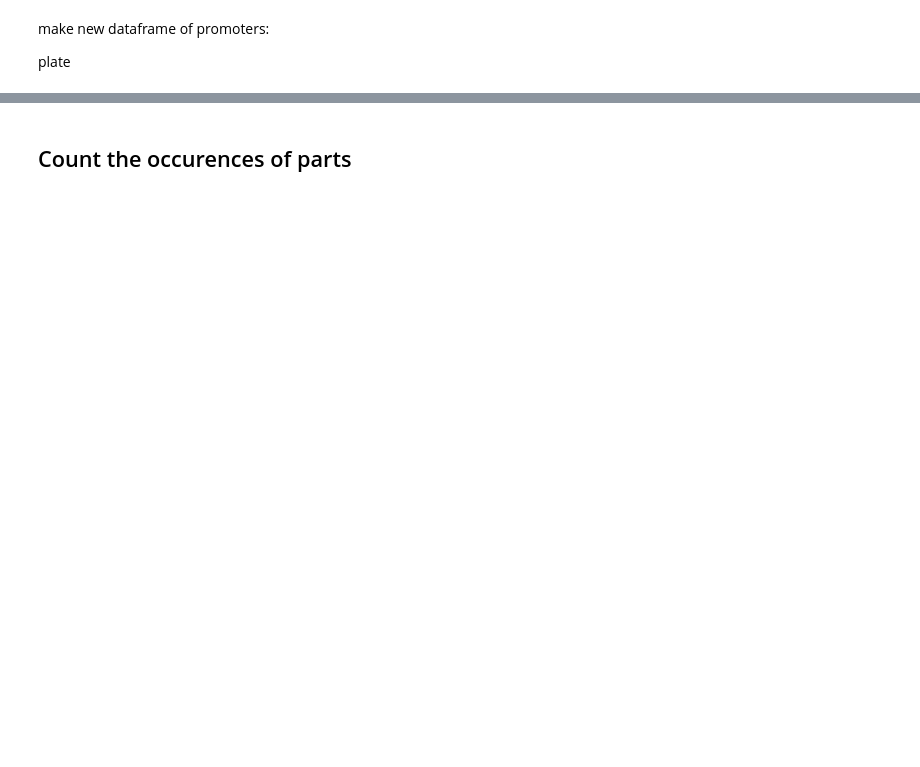
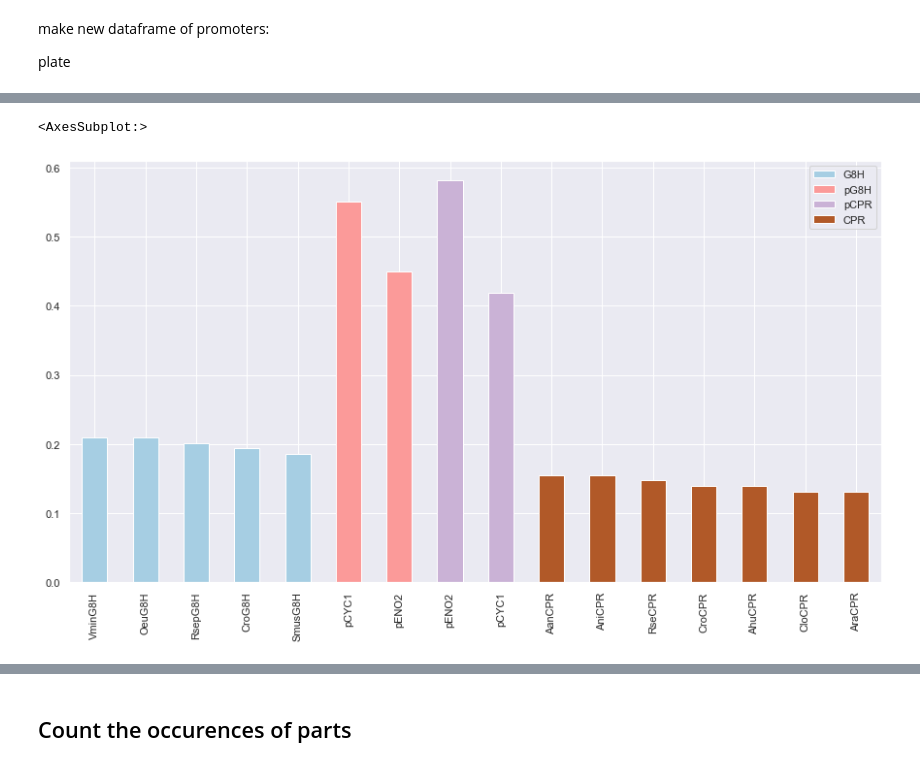
Before and after one commit to hiyama341/ConStrain, a Jupyter notebook: notebooks/10-TEST-Library_Characterization2.ipynb, the cells around one changed output, grey strips where cells are left out. Cells and saved outputs as stored; diff of their text form; code cells hidden in the pictures; blank space fills up the shorter version.

```diff
--- a/notebooks/10-TEST-Library_Characterization2.ipynb
+++ b/notebooks/10-TEST-Library_Characterization2.ipynb
@@ -1010,8 +999,8 @@ g8h_df = grouped.get_group(1)
 cpr_df = grouped.get_group(2)
 
 #filtering
-g8h_df = g8h_df[["plate", "well", "inf_promoter"]]
-cpr_df = cpr_df[["plate", "well", "inf_promoter"]]
+g8h_df = g8h_df[["plate", "well", "inf_part_number"]]
+cpr_df = cpr_df[["plate", "well", "inf_part_number"]]
 
 # changing names
 g8h_df.columns = ['plate', 'well', 'inf_promoter1']
@@ -1029,0 +1056,2 @@ print(len(cpr_df))
+# %%
+df_alignment['inf_part_number'] = df_alignment['inf_part_number'].astype('int')
@@ -1030,9 +1064,13 @@ print(len(cpr_df))
 # %% [markdown]
 Sanity check - did we get the correct promoters in each well?
 # %%
+bad_indexes = []
+
 for index, row in df_alignment.iterrows():
-    if row['position'] == 1 and row['inf_promoter'] > 4:
+    if row['position'] == 1 and row['inf_part_number'] > 4:
         print('SOMTHING WRONG WITH G8H', row['align_score'], index)
-    if row['position'] == 2 and row['inf_promoter'] < 5:
+        bad_indexes.append(index)
+    if row['position'] == 2 and int(row['inf_part_number']) < 5:
         print('SOMTHING WRONG WITH CPR', row['align_score'])
-        row['position']
+        bad_indexes.append(index)
+bad_indexes
@@ -1172,0 +1482,5 @@ sns.displot( data =simple_plotting, x=simple_plotting.index, hue="G8H", multiple
+# %%
+value=129.0
+
+df_percent=(all_counts/value).round(4)
+df_percent
@@ -1173,4 +1505,12 @@ sns.displot( data =simple_plotting, x=simple_plotting.index, hue="G8H", multiple
 # %%
 #sns.displot( data =simple_plotting_transposed, x='G8H', hue="G8H", multiple="stack")
 #all_counts.plot(kind='bar', stacked=True, color=['red', 'skyblue', 'green', 'purple'],cmap="viridis" )
-all_counts.plot(kind='bar', stacked=True, colormap='Paired')
+
+
+import seaborn as sns
+sns.set()
+df_percent.plot(kind='bar', stacked=True, colormap='Paired')
+#plt.legend( ncol=2, loc='upper left');
+# %% [output]
+<AxesSubplot:>
+[figure, added]
```
Also changed, not shown: parts of 38 cells of this notebook, 1 other file.
